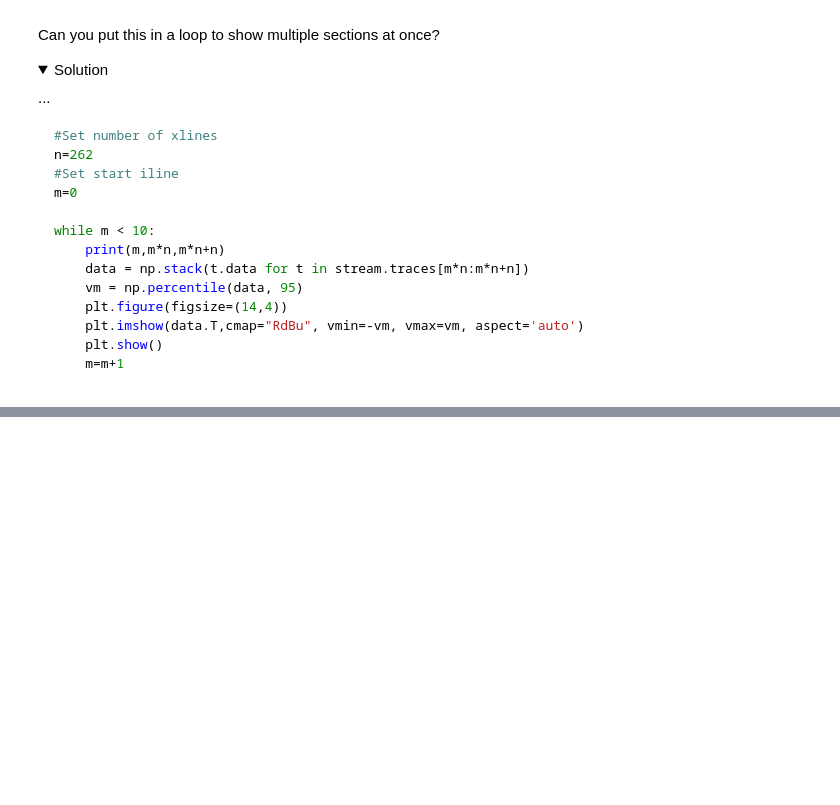
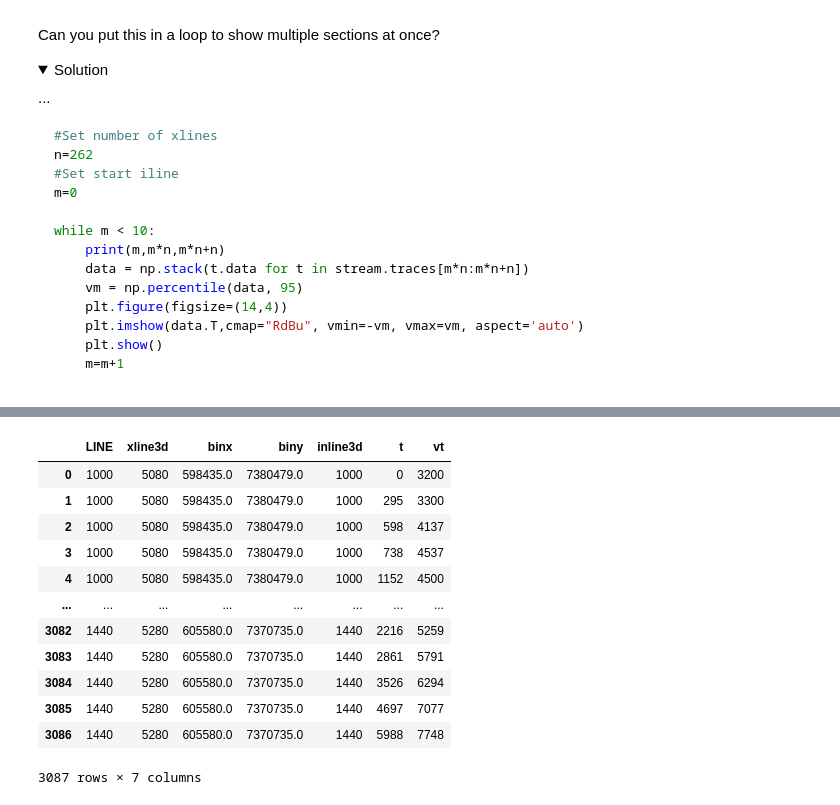
Before and after one commit to Sydney-Informatics-Hub/geopython, a Jupyter notebook: _ipynb/01b-dataframes.ipynb, the cells around one changed output, grey strips where cells are left out. Saved outputs shown, nothing was run; the diff lists cells and outputs as text; code cells hidden in the pictures; folded sections open; blank space fills up the shorter version.

```diff
--- a/_ipynb/01b-dataframes.ipynb
+++ b/_ipynb/01b-dataframes.ipynb
@@ -870,0 +975,27 @@ while m < 10:
+# %%
+#Read the data in again, this time with some thought about what we actually want to do
+velf=[]
+
+for i,line in enumerate(mylist):
+    splitline=line.split()
+
+    if i>49:
+        if splitline[0]=='LINE':
+            LINE = int(splitline[1])
+
+        if splitline[0]=='SPNT':
+            xline3d=int(splitline[1])
+            binx=float(splitline[2])
+            biny=float(splitline[3])
+            inline3d=int(splitline[4])
+
+        if splitline[0]=='VELF':
+
+            for j,val in enumerate(splitline[1:]):
+                #print(j,val)
+                #Counting from the 0th index of splitline[1:end]
+                if j%2==0:
+                    t=int(val)
+                else:
+                    vt=int(val)
+                    velf.append([LINE,xline3d,binx,biny,inline3d,t,vt])
@@ -870,0 +1007,16 @@ while m < 10:
+# %%
+df
+# %% [output]
+|  | LINE | xline3d | binx | biny | inline3d | t | vt |
+| 0 | 1000 | 5080 | 598435.0 | 7380479.0 | 1000 | 0 | 3200 |
+| 1 | 1000 | 5080 | 598435.0 | 7380479.0 | 1000 | 295 | 3300 |
+| 2 | 1000 | 5080 | 598435.0 | 7380479.0 | 1000 | 598 | 4137 |
+| 3 | 1000 | 5080 | 598435.0 | 7380479.0 | 1000 | 738 | 4537 |
+| 4 | 1000 | 5080 | 598435.0 | 7380479.0 | 1000 | 1152 | 4500 |
+| ... | ... | ... | ... | ... | ... | ... | ... |
+| 3082 | 1440 | 5280 | 605580.0 | 7370735.0 | 1440 | 2216 | 5259 |
+| 3083 | 1440 | 5280 | 605580.0 | 7370735.0 | 1440 | 2861 | 5791 |
+| 3084 | 1440 | 5280 | 605580.0 | 7370735.0 | 1440 | 3526 | 6294 |
+| 3085 | 1440 | 5280 | 605580.0 | 7370735.0 | 1440 | 4697 | 7077 |
+| 3086 | 1440 | 5280 | 605580.0 | 7370735.0 | 1440 | 5988 | 7748 |
+3087 rows × 7 columns
```
Also changed, not shown: parts of 21 cells of this notebook, 27 other files.
